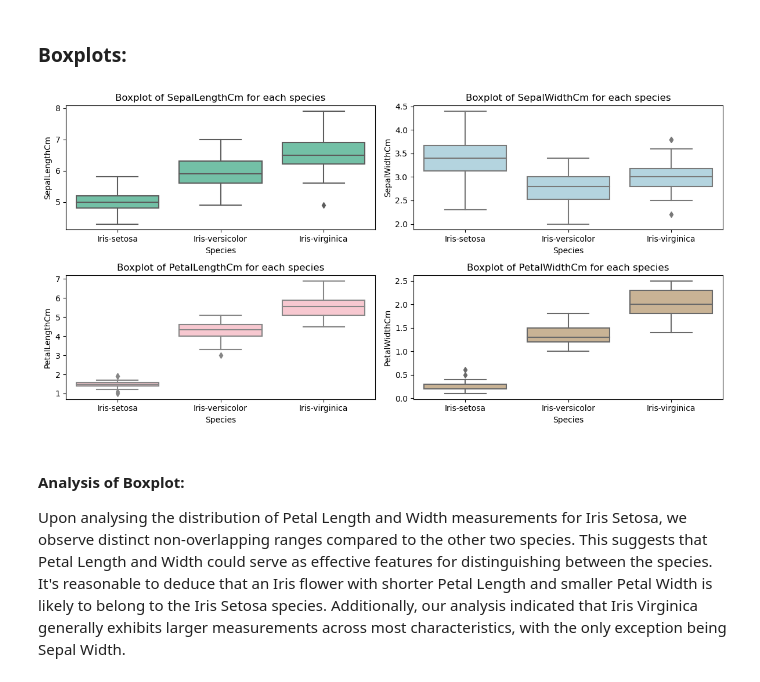
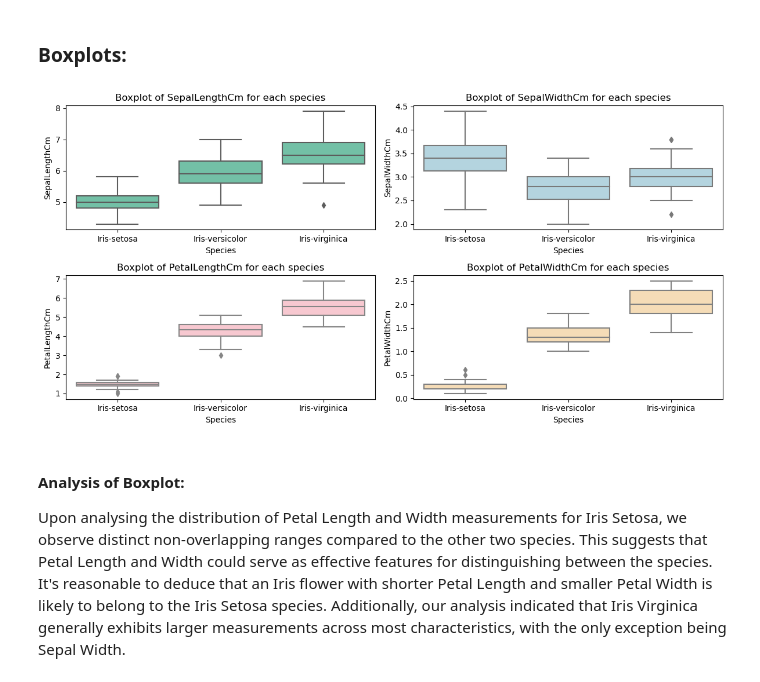
Before and after one commit to briannemcgrath/pands-project, a Jupyter notebook: analysis.ipynb, the cells around one changed output. Drawn from its saved outputs; the diff is of its cells as text; code cells hidden in the pictures.

Commit message:
Colour update for boxplot

```diff
--- a/analysis.ipynb
+++ b/analysis.ipynb
@@ -256,17 +256,17 @@ Our analysis reveals a considerable overlap in measurements between Iris Versico
 # %%
 # Boxplot for each variable
 plt.figure(figsize=(12, 6))
 
 #Defining Colours
-colours=['mediumaquamarine', 'lightblue', 'pink', 'tan']
+colours=['mediumaquamarine', 'lightblue', 'pink', 'navajowhite']
 for i, column in enumerate(df.columns[:-1]):  # Exclude the Species column
     plt.subplot(2, 2, i + 1)
     sns.boxplot(x='Species', y=column, data=df, color=colours[i % len(colours)])
     plt.title(f'Boxplot of {column} for each species')
 plt.tight_layout()
 plt.show()
 # %% [output]
-[figure, old version]
+[figure, new version]
 # %% [markdown]
 #### **Analysis of Boxplot:**
 
```
